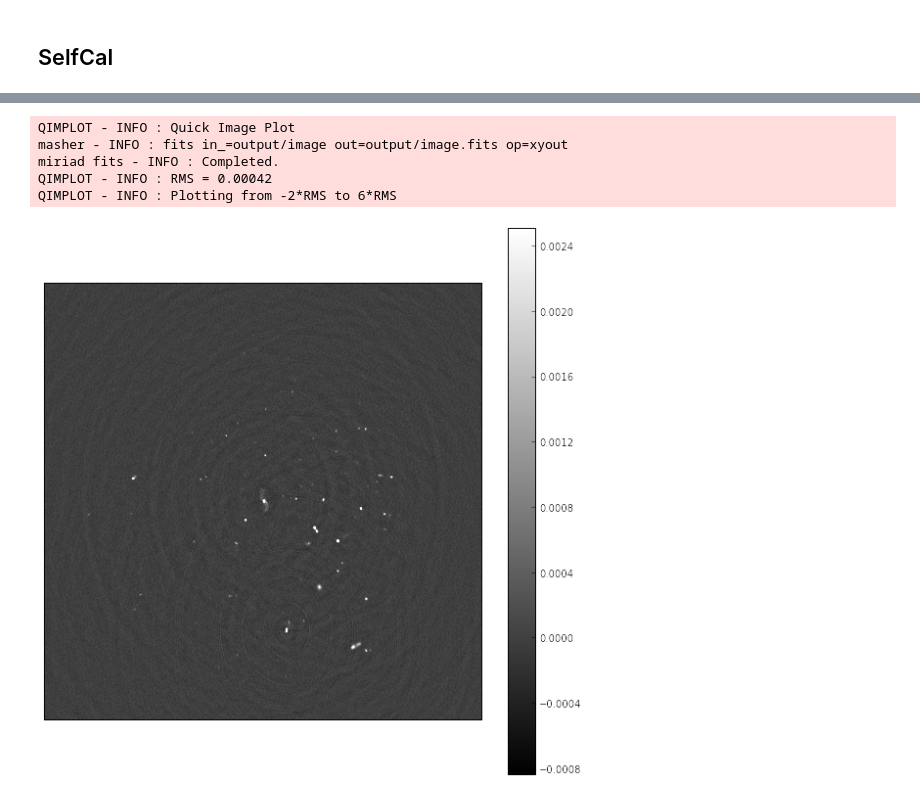
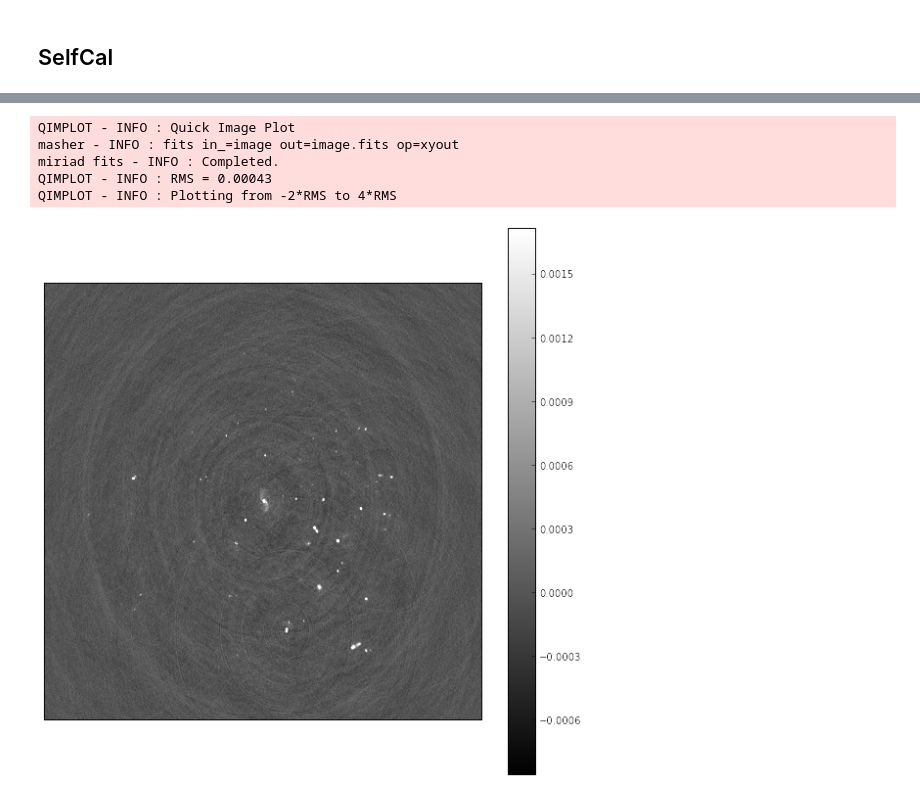
Before and after one commit to foxmouldy/apercal, a Jupyter notebook: ipython-notebooks/NGC3998.ipynb, the cells around one changed output, grey strips where cells are left out. Saved outputs shown, nothing was run; the diff lists cells and outputs as text; code cells hidden in the pictures.

```diff
--- a/ipython-notebooks/NGC3998.ipynb
+++ b/ipython-notebooks/NGC3998.ipynb
@@ -387,9 +385,9 @@ selfcal - INFO : SELFCAL COMPLETED.
 # %%
-lib.qimplot('output/image', rmin=-2, rmax=+6, cmap='gray')
+lib.qimplot('image', rmin=-2, rmax=+4, cmap='gray')
 # %% [output]
 QIMPLOT - INFO : Quick Image Plot
-masher - INFO : fits in_=output/image out=output/image.fits op=xyout
+masher - INFO : fits in_=image out=image.fits op=xyout
 miriad fits - INFO : Completed.
-QIMPLOT - INFO : RMS = 0.00042
-QIMPLOT - INFO : Plotting from -2*RMS to 6*RMS
+QIMPLOT - INFO : RMS = 0.00043
+QIMPLOT - INFO : Plotting from -2*RMS to 4*RMS
-[figure, old version]
+[figure, new version]
```
Also changed, not shown: parts of 1 cell of this notebook, 3 other files.
